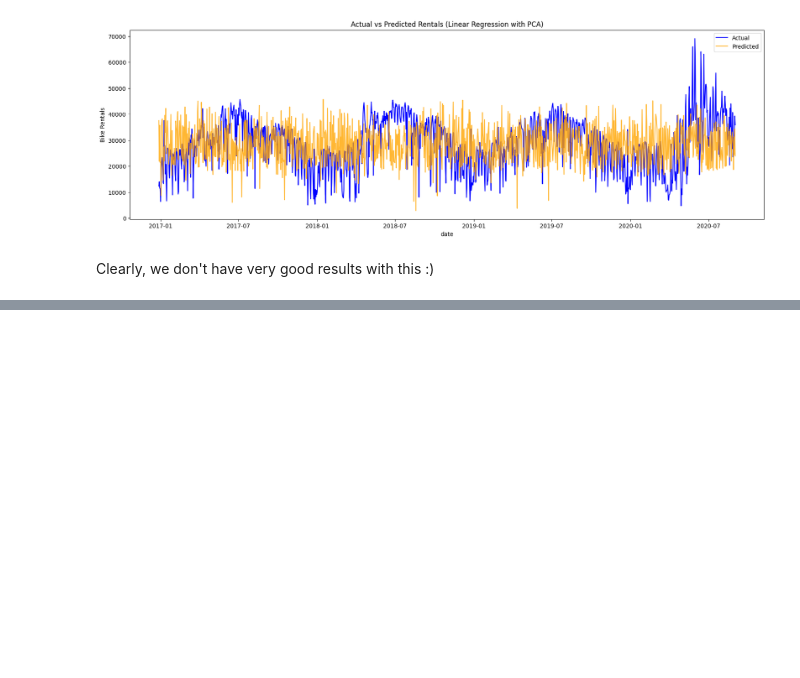
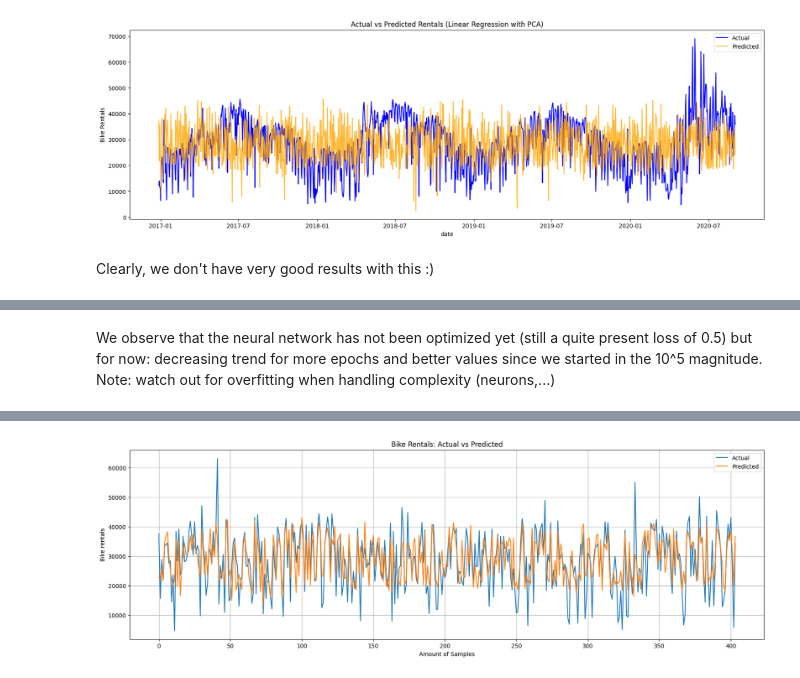
Before and after one commit to LotsAr/DataDrivenProject, a Jupyter notebook: ProjectCode.ipynb, the cells around one changed output, grey strips where cells are left out. Drawn from its saved outputs; the diff is of its cells as text; code cells hidden in the pictures; blank space fills up the shorter version.

```diff
--- a/ProjectCode.ipynb
+++ b/ProjectCode.ipynb
@@ -850,0 +956,23 @@ Clearly, we don't have very good results with this :)
+# %% [markdown]
+We observe that the neural network has not been optimized yet (still a quite present loss of 0.5) but for now: decreasing trend for more epochs and better values since we started in the 10^5 magnitude. Note: watch out for overfitting when handling complexity (neurons,...)
+# %%
+#Let's try to make a prediciton and plotting the results:
+import numpy as np
+
+y_prediction_scaled = model.predict(x_test_scaled)
+#Important to unscale since we are working with scaled predictions
+y_pred = y_scaler.inverse_transform(y_prediction_scaled)
+y_test_unscaled = y_scaler.inverse_transform(y_test_scaled)
+
+plt.figure(figsize=(20,6))
+#plt.plot(y_test_unscaled[:100], label='Actual')
+#plt.plot(y_pred[:100], label='Predicted')
+plt.plot(y_test_unscaled, label='Actual')
+plt.plot(y_pred, label='Predicted')
+plt.legend()
+plt.title('Bike Rentals: Actual vs Predicted')
+plt.xlabel('Amount of Samples')
+plt.ylabel('Bike rentals')
+plt.grid()
+plt.show()
+# %% [output]
@@ -850,0 +980 @@ Clearly, we don't have very good results with this :)
+[figure, added]
```
Also changed, not shown: parts of 14 cells of this notebook.
